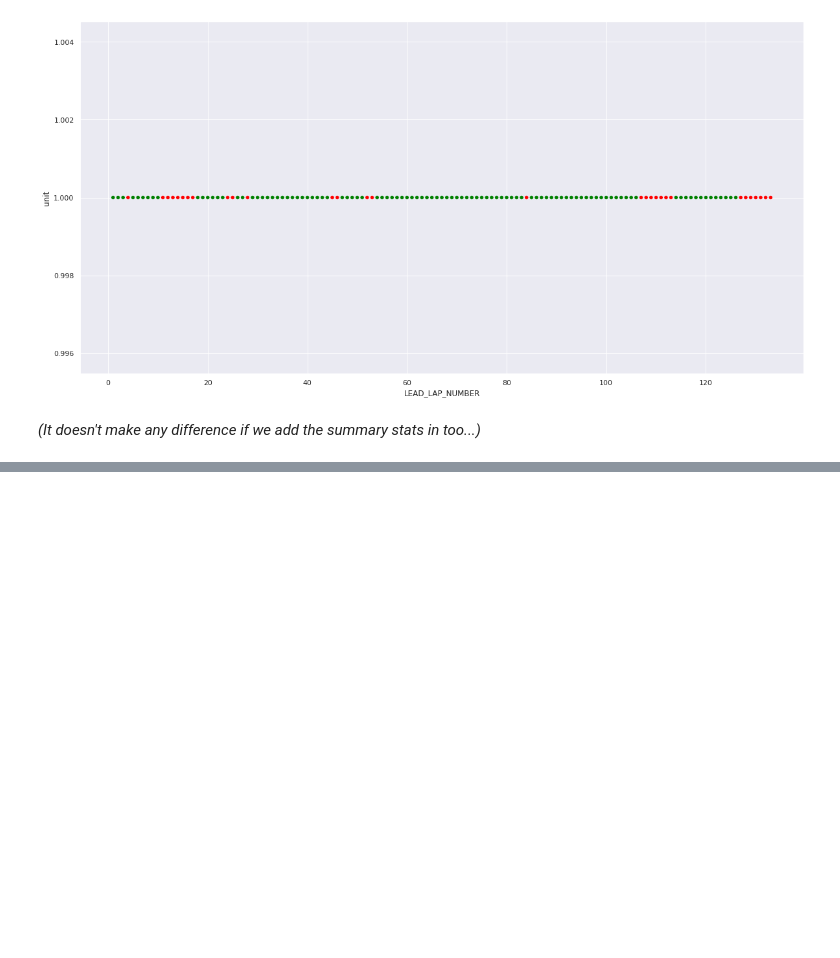
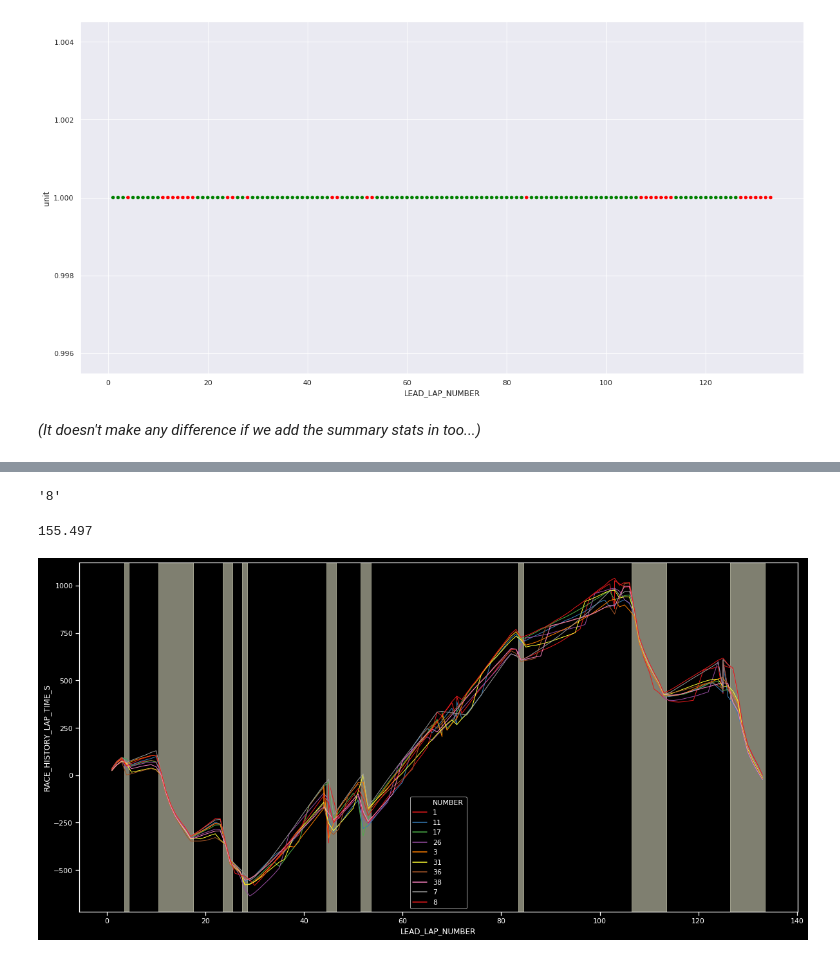
Before and after one commit to f1datajunkie/WEC, a Jupyter notebook: notebooks/Race Events.ipynb, the cells around one changed output, grey strips where cells are left out. Drawn from its saved outputs; the diff is of its cells as text; code cells hidden in the pictures; blank space fills up the shorter version.

```diff
--- a/notebooks/Race Events.ipynb
+++ b/notebooks/Race Events.ipynb
@@ -340,0 +362,43 @@ streak_len( streak( ~colours_df['event'] ) )
+# %%
+#Get the number of the winning car
+#which is to say, the one in first position at the end of the race
+LAST_LAP = laptimes['LEAD_LAP_NUMBER'].max()
+
+winner = laptimes[(laptimes['LAP_NUMBER']==LAST_LAP) &
+                  (laptimes['POS']==1)]['NUMBER'].iloc[0]
+winner
+# %% [output]
+'8'
+# %%
+#Get the mean laptime for the winner
+winner_mean_laptime_s = laptimes[laptimes['NUMBER']==winner]['LAP_TIME_S'].mean().round(decimals=3)
+winner_mean_laptime_s
+# %% [output]
+155.497
+# %%
+#Calculate the "race history" laptimes
+laptimes['RACE_HISTORY_LAP_TIME_S'] = (winner_mean_laptime_s * laptimes['LEAD_LAP_NUMBER']) - laptimes['ELAPSED_S']
+# %%
+#Lat's filter, for now, by just the top 10 cars
+top10 = laptimes[laptimes['LEAD_LAP_NUMBER']==LAST_LAP].sort_values(['LEAD_LAP_NUMBER', 'POS'])[['NUMBER']].reset_index(drop=True).head(10)
+top10.index +=1
+# %%
+sns.set(style="ticks")
+plt.style.use("dark_background")
+
+#Setting the palette size is a hack: https://github.com/mwaskom/seaborn/issues/1515#issuecomment-482189290
+data = laptimes[laptimes['NUMBER'].isin(top10['NUMBER'])]
+
+ax = sns.lineplot(x="LEAD_LAP_NUMBER", y="RACE_HISTORY_LAP_TIME_S",
+                  units = 'NUMBER', hue = 'NUMBER', palette=sns.color_palette("Set1", len(data['NUMBER'].unique())),
+                  estimator=None, lw=1,
+                  data=data)
+
+#Let's add in some indicators showing the atypical laps
+
+def atypical_lap_band(row, ax):
+    ax.axvspan(row['Start']-0.5, row['Stop']+0.5, alpha=0.5, color='lightyellow')
+
+streak_len( streak( ~colours_df['event'] ) ).apply(lambda x: atypical_lap_band(x, ax), axis=1);
+# %% [output]
+[figure, added]
```
Also changed, not shown: parts of 25 cells of this notebook.
